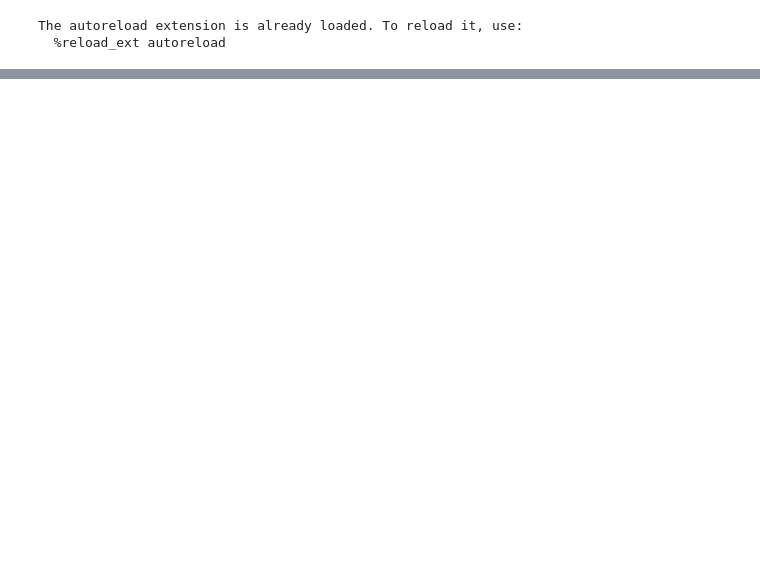
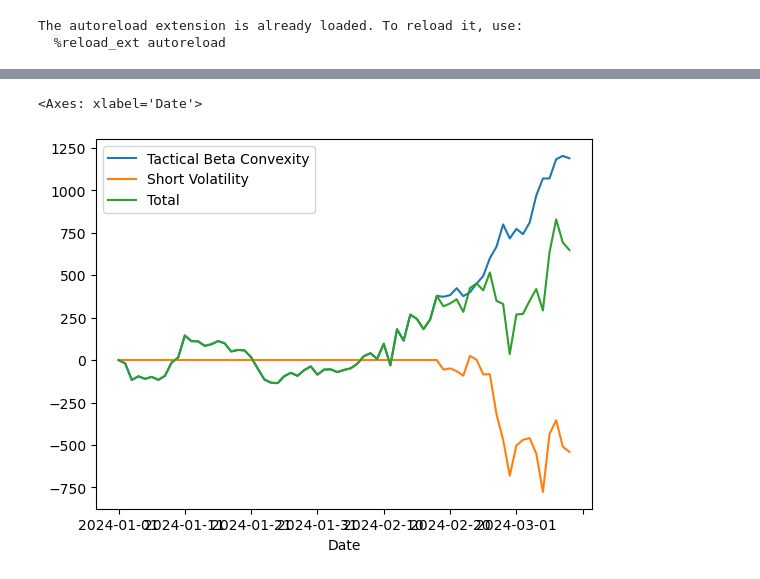
Before and after one commit to kmavyrle/QuantMasterFund, a Jupyter notebook: Crypto/TacticalBetaConvexity/test.ipynb, the cells around one changed output, grey strips where cells are left out. Drawn from its saved outputs; the diff is of its cells as text; code cells hidden in the pictures; blank space fills up the shorter version.

```diff
--- a/Crypto/TacticalBetaConvexity/test.ipynb
+++ b/Crypto/TacticalBetaConvexity/test.ipynb
@@ -116,6 +137,11 @@ usd_rets = pd.concat([convexity,vol_rets],axis=1).fillna(0)
 
 usd_rets['Total'] = usd_rets['Tactical Beta Convexity']+usd_rets['Short Volatility']
 usd_rets.index.names = ["Date"]
+# %%
+usd_rets.cumsum().plot()
+# %% [output]
+<Axes: xlabel='Date'>
+[figure, added]
 # %%
 val.index = [dt.strftime("%Y-%m-%d") for dt in pd.to_datetime(val.index)]
 # %%
```
Also changed, not shown: parts of 4 cells of this notebook, 26 other files.
